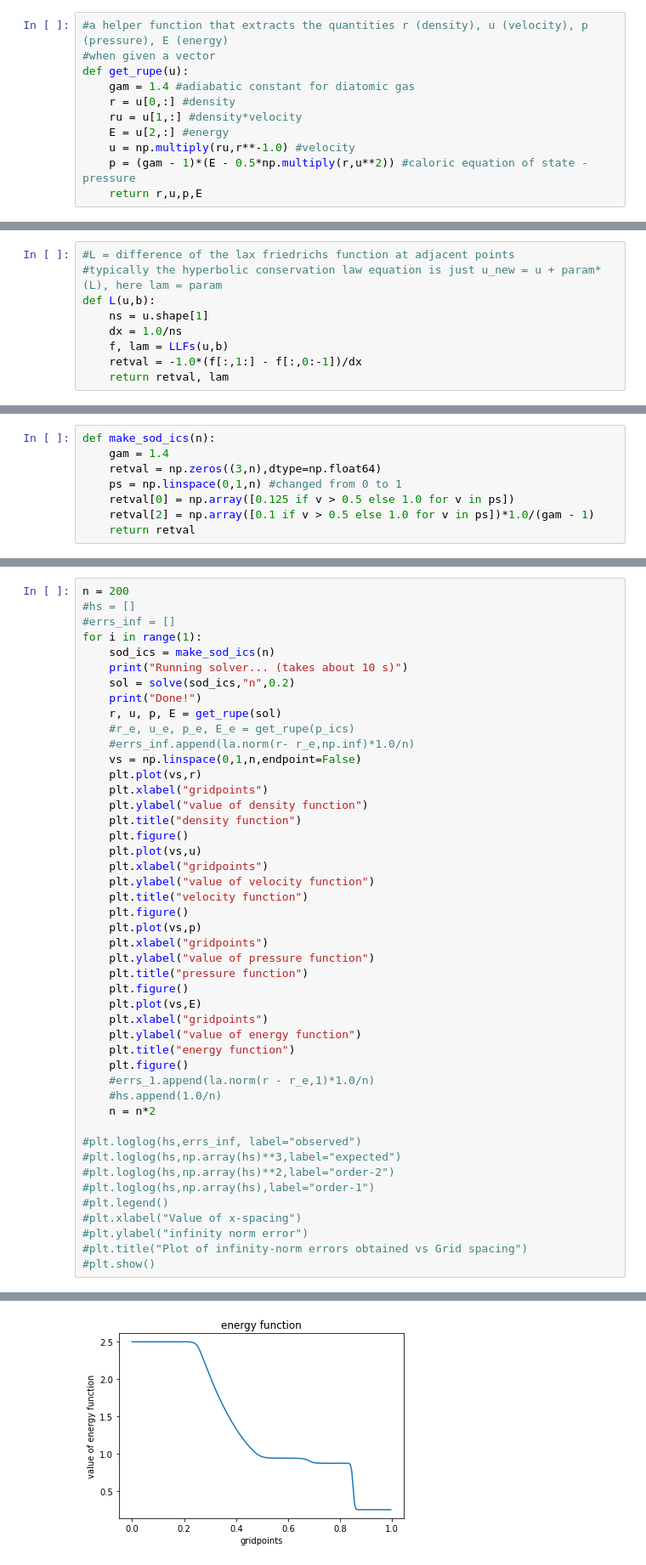
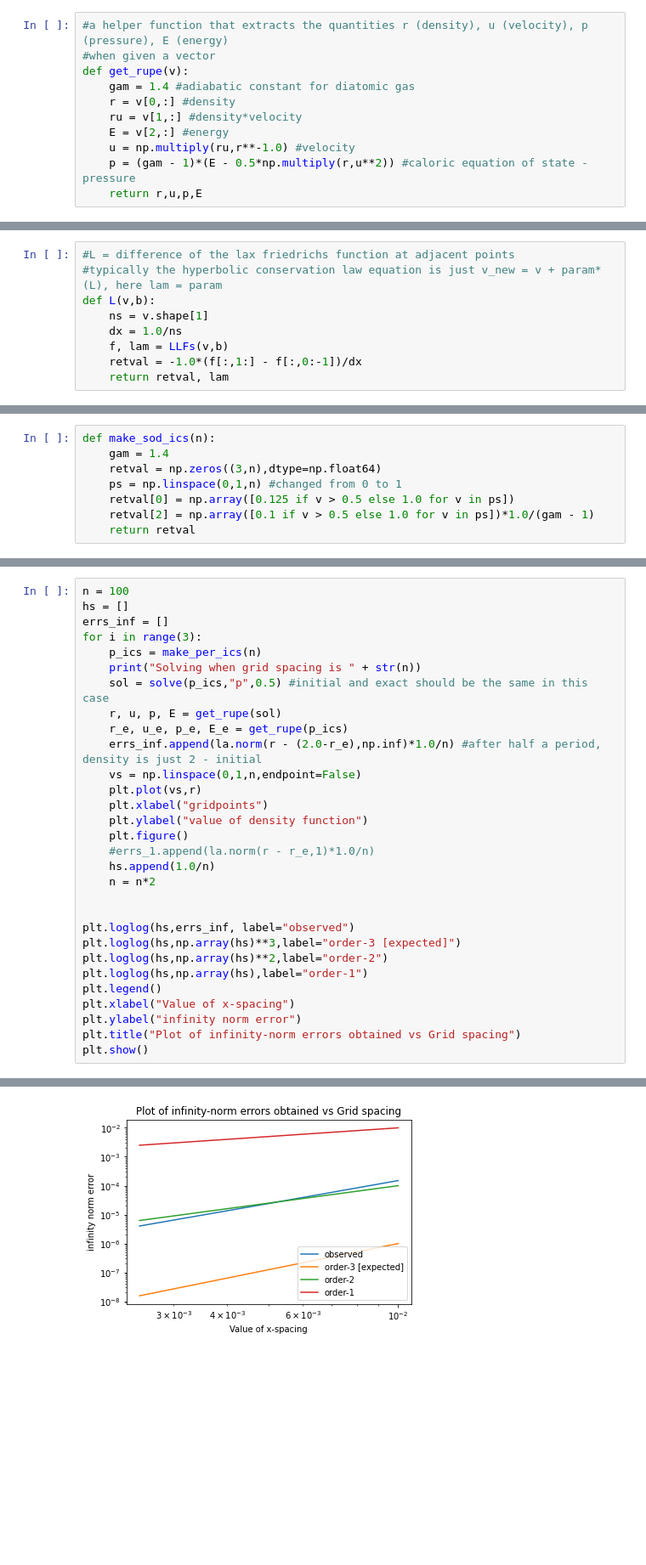
Before and after one commit to rajgopalv97/pdesolvers, a Jupyter notebook: euler_gas_equations.ipynb, the cells around one changed output, grey strips where cells are left out. Shown: that part at 85% size. Saved outputs shown, nothing was run; the diff lists cells and outputs as text; blank space fills up the shorter version.

```diff
--- a/euler_gas_equations.ipynb
+++ b/euler_gas_equations.ipynb
@@ -67,11 +81,11 @@ def Rinv(u):
 # %%
 #a helper function that extracts the quantities r (density), u (velocity), p (pressure), E (energy)
 #when given a vector
-def get_rupe(u):
+def get_rupe(v):
     gam = 1.4 #adiabatic constant for diatomic gas
-    r = u[0,:] #density
-    ru = u[1,:] #density*velocity
-    E = u[2,:] #energy
+    r = v[0,:] #density
+    ru = v[1,:] #density*velocity
+    E = v[2,:] #energy
     u = np.multiply(ru,r**-1.0) #velocity
     p = (gam - 1)*(E - 0.5*np.multiply(r,u**2)) #caloric equation of state - pressure
     return r,u,p,E
@@ -209,11 +221,11 @@ def LLFs(u,b):
     return retval, np.max(lams) #the maximum derivative is needed for Local Lax Friedrich's combination parameter
 # %%
 #L = difference of the lax friedrichs function at adjacent points
-#typically the hyperbolic conservation law equation is just u_new = u + param*(L), here lam = param
-def L(u,b):
-    ns = u.shape[1]
+#typically the hyperbolic conservation law equation is just v_new = v + param*(L), here lam = param
+def L(v,b):
+    ns = v.shape[1]
     dx = 1.0/ns
-    f, lam = LLFs(u,b)
+    f, lam = LLFs(v,b)
     retval = -1.0*(f[:,1:] - f[:,0:-1])/dx
     return retval, lam
 # %%
@@ -267,47 +318,31 @@ Now we finally solve the Sod problem with our solver. The expected solutions are
 # %%
-n = 200
-#hs = []
-#errs_inf = []
-for i in range(1):
-    sod_ics = make_sod_ics(n)
-    print("Running solver... (takes about 10 s)")
-    sol = solve(sod_ics,"n",0.2)
-    print("Done!")
+n = 100
+hs = []
+errs_inf = []
+for i in range(3):
+    p_ics = make_per_ics(n)
+    print("Solving when grid spacing is " + str(n))
+    sol = solve(p_ics,"p",0.5) #initial and exact should be the same in this case
     r, u, p, E = get_rupe(sol)
-    #r_e, u_e, p_e, E_e = get_rupe(p_ics)
-    #errs_inf.append(la.norm(r- r_e,np.inf)*1.0/n)
+    r_e, u_e, p_e, E_e = get_rupe(p_ics)
+    errs_inf.append(la.norm(r - (2.0-r_e),np.inf)*1.0/n) #after half a period, density is just 2 - initial
     vs = np.linspace(0,1,n,endpoint=False)
     plt.plot(vs,r)
     plt.xlabel("gridpoints")
     plt.ylabel("value of density function")
-    plt.title("density function")
-    plt.figure()
-    plt.plot(vs,u)
-    plt.xlabel("gridpoints")
-    plt.ylabel("value of velocity function")
-    plt.title("velocity function")
-    plt.figure()
-    plt.plot(vs,p)
-    plt.xlabel("gridpoints")
-    plt.ylabel("value of pressure function")
-    plt.title("pressure function")
-    plt.figure()
-    plt.plot(vs,E)
-    plt.xlabel("gridpoints")
-    plt.ylabel("value of energy function")
-    plt.title("energy function")
     plt.figure()
     #errs_1.append(la.norm(r - r_e,1)*1.0/n)
-    #hs.append(1.0/n)
+    hs.append(1.0/n)
     n = n*2
 
-#plt.loglog(hs,errs_inf, label="observed")
-#plt.loglog(hs,np.array(hs)**3,label="expected")
-#plt.loglog(hs,np.array(hs)**2,label="order-2")
-#plt.loglog(hs,np.array(hs),label="order-1")
-#plt.legend()
-#plt.xlabel("Value of x-spacing")
-#plt.ylabel("infinity norm error")
-#plt.title("Plot of infinity-norm errors obtained vs Grid spacing")
-#plt.show()
+
+plt.loglog(hs,errs_inf, label="observed")
+plt.loglog(hs,np.array(hs)**3,label="order-3 [expected]")
+plt.loglog(hs,np.array(hs)**2,label="order-2")
+plt.loglog(hs,np.array(hs),label="order-1")
+plt.legend()
+plt.xlabel("Value of x-spacing")
+plt.ylabel("infinity norm error")
+plt.title("Plot of infinity-norm errors obtained vs Grid spacing")
+plt.show()
 # %% [output]
@@ -319 +355 @@ Done!
-[figure, old version]
+[figure, new version]
```
Also changed, not shown: parts of 10 cells of this notebook.
